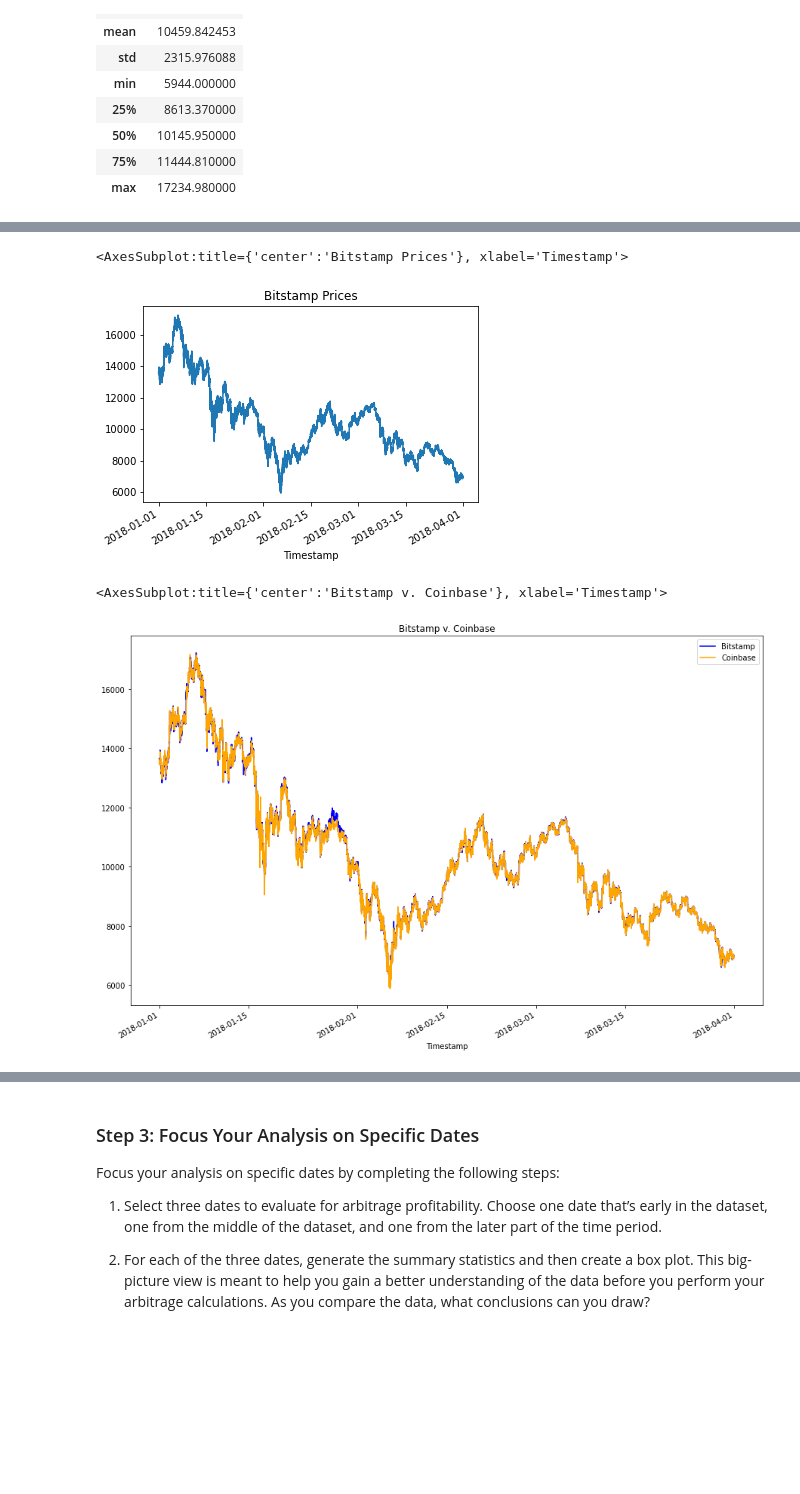
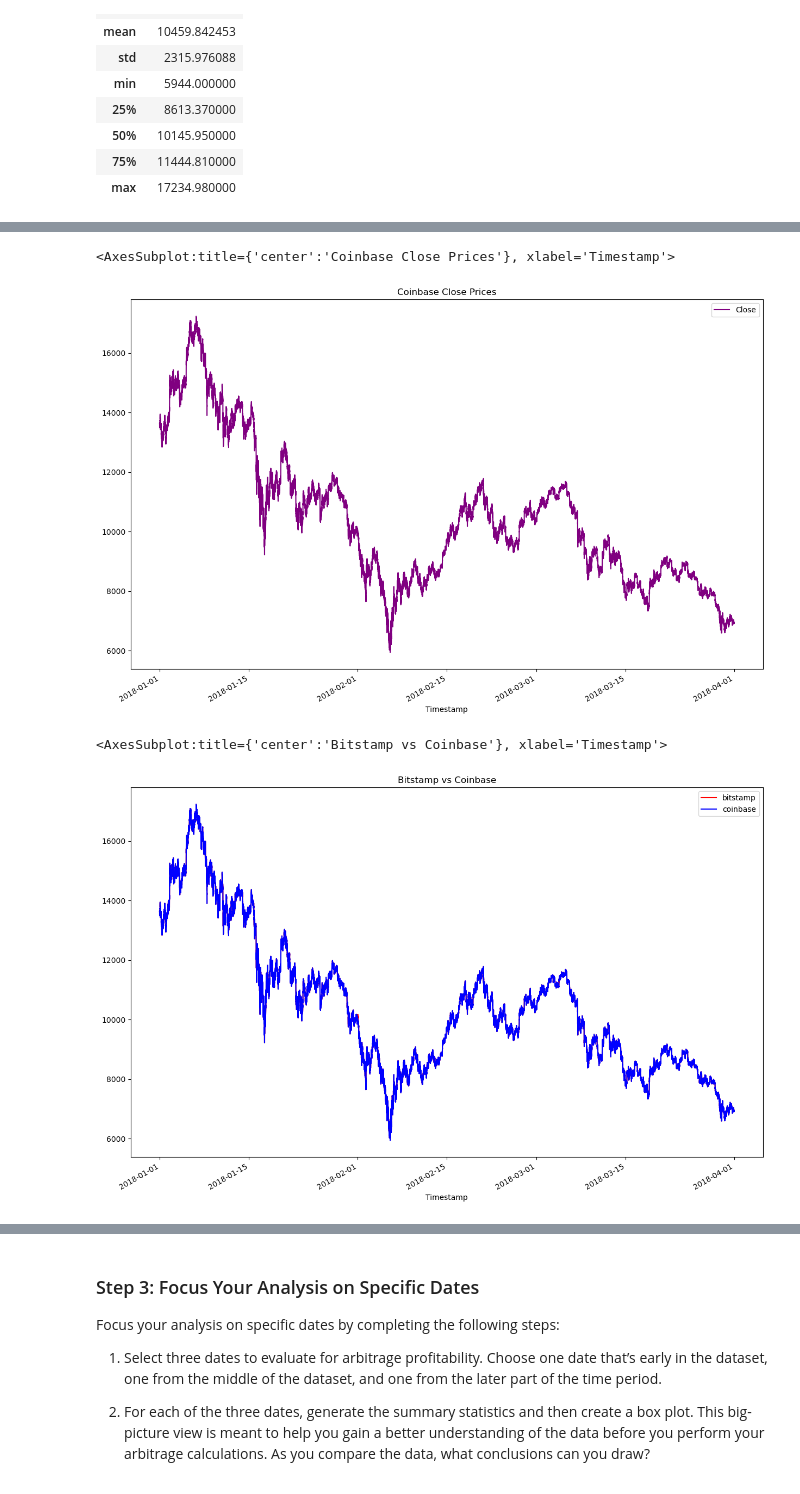
Before and after one commit to lindy-8/Crypto_ArbMod3, a Jupyter notebook: Starter_Code/crypto_arbitrage.ipynb, the cells around one changed output, grey strips where cells are left out. Cells and saved outputs as stored; diff of their text form; code cells hidden in the pictures; blank space fills up the shorter version.

```diff
--- a/Starter_Code/crypto_arbitrage.ipynb
+++ b/Starter_Code/crypto_arbitrage.ipynb
@@ -189,9 +199,9 @@ SyntaxError: invalid syntax (3400854444.py, line 2)
 # %%
 # Use loc or iloc to select `Timestamp (the index)` and `Close` from coinbase DataFrame
-coinbase_sliced = # YOUR CODE HERE
+coinbase_sliced = coinbase.iloc[:,[3]]
 
 # Review the first five rows of the DataFrame
-# YOUR CODE HERE
+coinbase_sliced.head()
 # %% [output]
 |  | Close |
 | Timestamp |  |
@@ -248,18 +258,19 @@ Sort through the time series data associated with the bitstamp and coinbase Data
 # %%
 # Create a line plot for the coinbase DataFrame for the full length of time in the dataset
 # Be sure that the figure size, title, and color are tailored to each visualization
-# YOUR CODE HERE
+coinbase_sliced.plot(figsize =(15,10), title = "Coinbase Close Prices", color = "purple")
 # %% [output]
-<AxesSubplot:title={'center':'Bitstamp Prices'}, xlabel='Timestamp'>
+<AxesSubplot:title={'center':'Coinbase Close Prices'}, xlabel='Timestamp'>
-[figure, old version]
+[figure, new version]
 # %%
 # Overlay the visualizations for the bitstamp and coinbase DataFrames in one plot
 # The plot should visualize the prices over the full lenth of the dataset
 # Be sure to include the parameters: legend, figure size, title, and color and label
-# YOUR CODE HERE
+bitstamp_sliced['Close'].plot(legend=True, figsize = (15,10), title = "Bitstamp vs Coinbase", color = "red", label = "bitstamp")
+coinbase_sliced['Close'].plot(legend= True, figsize = (15,10), color = "blue", label = "coinbase")
 # %% [output]
-<AxesSubplot:title={'center':'Bitstamp v. Coinbase'}, xlabel='Timestamp'>
+<AxesSubplot:title={'center':'Bitstamp vs Coinbase'}, xlabel='Timestamp'>
-[figure, old version]
+[figure, new version]
 # %%
 # Using the loc and plot functions, create an overlay plot that visualizes
 # the price action of both DataFrames for a one month period early in the dataset
```
Also changed, not shown: parts of 12 cells of this notebook.
